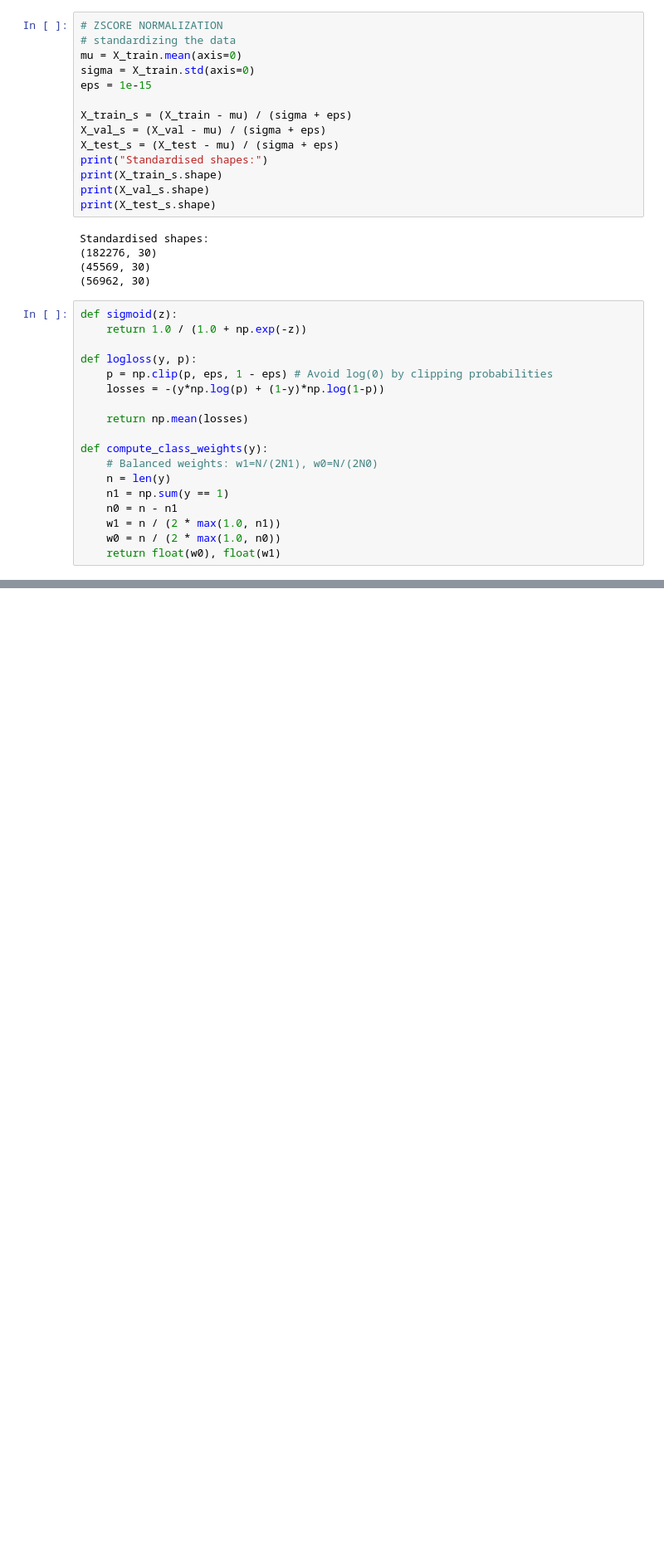
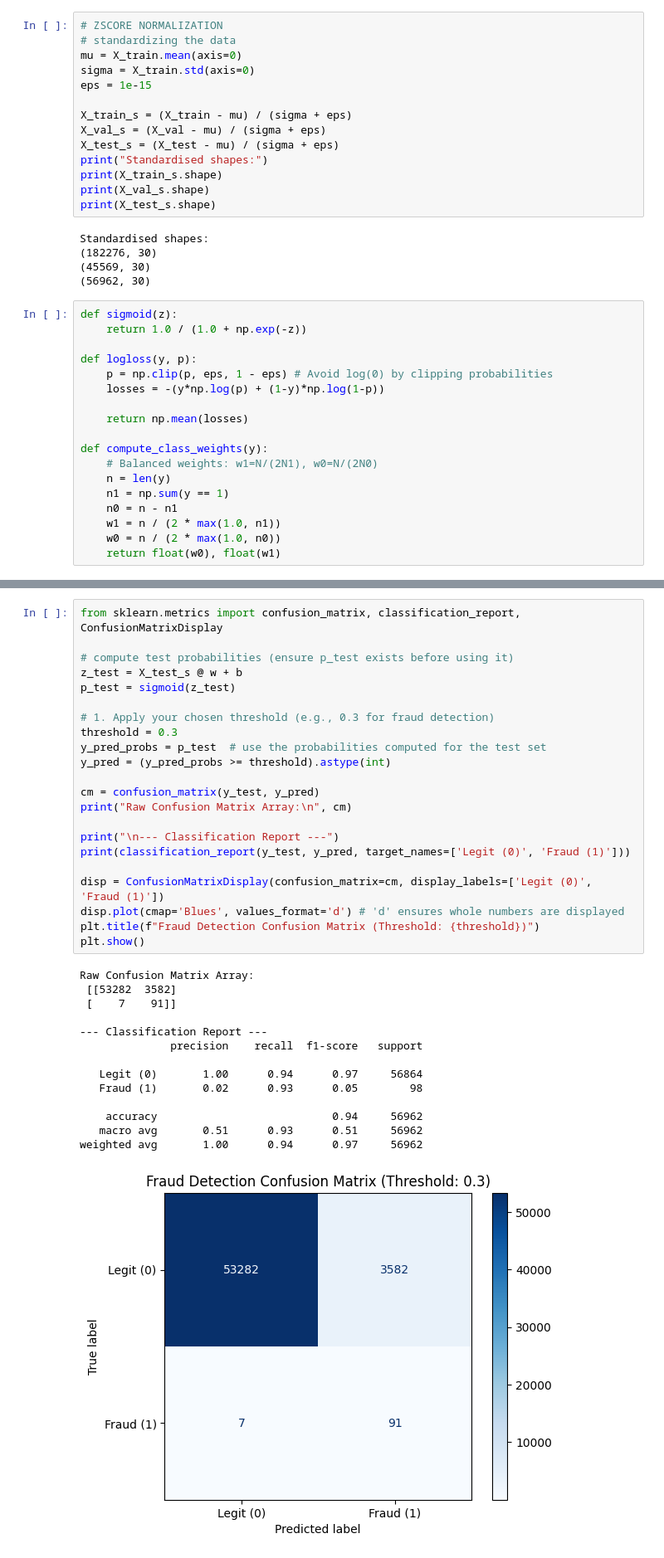
Before and after one commit to DaOhesis/Imbalanced-Fraud-Classifier, a Jupyter notebook: main2.ipynb, the cells around one changed output, grey strips where cells are left out. Shown at 83% size. Cells and saved outputs as stored; diff of their text form; blank space fills up the shorter version.

```diff
--- a/main2.ipynb
+++ b/main2.ipynb
@@ -140,0 +224,37 @@ def compute_class_weights(y):
+# %%
+from sklearn.metrics import confusion_matrix, classification_report, ConfusionMatrixDisplay
+
+# compute test probabilities (ensure p_test exists before using it)
+z_test = X_test_s @ w + b
+p_test = sigmoid(z_test)
+
+# 1. Apply your chosen threshold (e.g., 0.3 for fraud detection)
+threshold = 0.3
+y_pred_probs = p_test  # use the probabilities computed for the test set
+y_pred = (y_pred_probs >= threshold).astype(int)
+
+cm = confusion_matrix(y_test, y_pred)
+print("Raw Confusion Matrix Array:\n", cm)
+
+print("\n--- Classification Report ---")
+print(classification_report(y_test, y_pred, target_names=['Legit (0)', 'Fraud (1)']))
+
+disp = ConfusionMatrixDisplay(confusion_matrix=cm, display_labels=['Legit (0)', 'Fraud (1)'])
+disp.plot(cmap='Blues', values_format='d') # 'd' ensures whole numbers are displayed
+plt.title(f"Fraud Detection Confusion Matrix (Threshold: {threshold})")
+plt.show()
+# %% [output]
+Raw Confusion Matrix Array:
+ [[53282  3582]
+ [    7    91]]
+
+--- Classification Report ---
+              precision    recall  f1-score   support
+
+   Legit (0)       1.00      0.94      0.97     56864
+   Fraud (1)       0.02      0.93      0.05        98
+
+    accuracy                           0.94     56962
+   macro avg       0.51      0.93      0.51     56962
+weighted avg       1.00      0.94      0.97     56962
+[figure, added]
```
Also changed, not shown: parts of 6 cells of this notebook, 1 other file.
